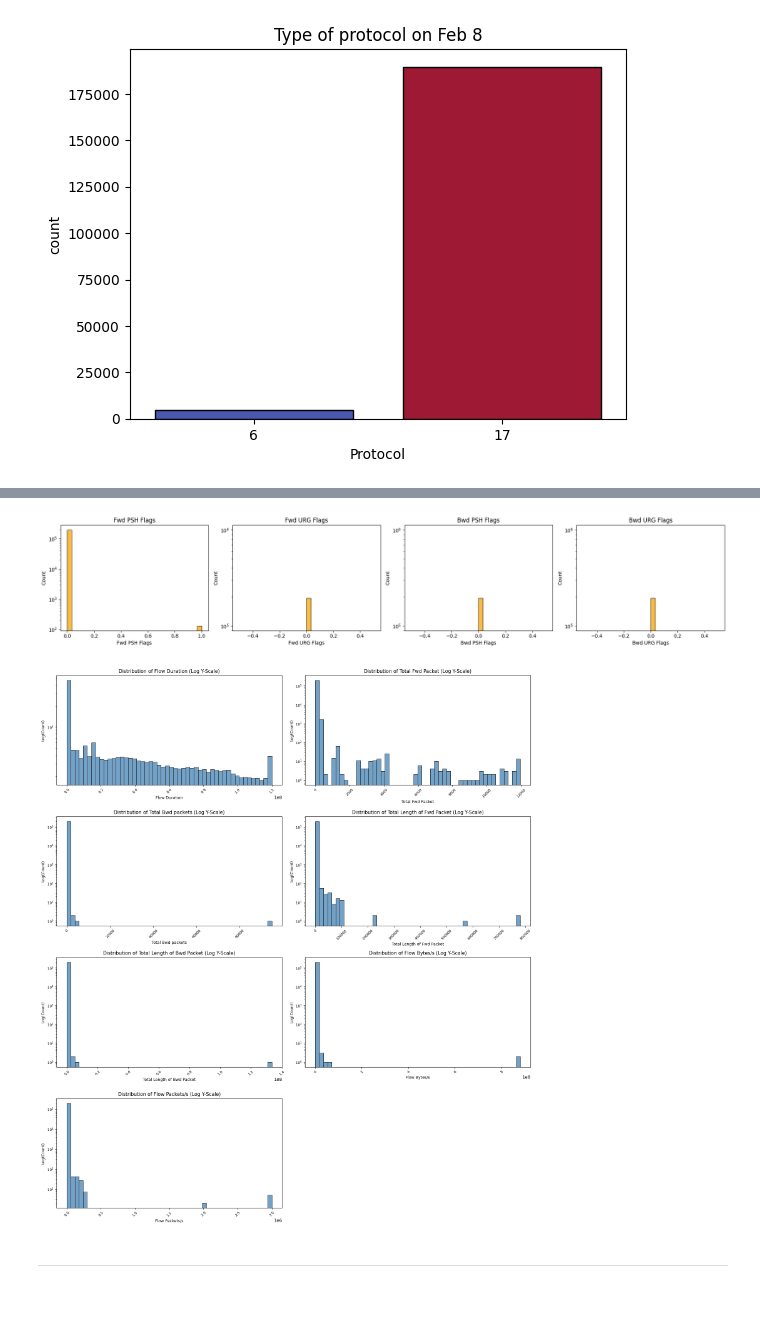
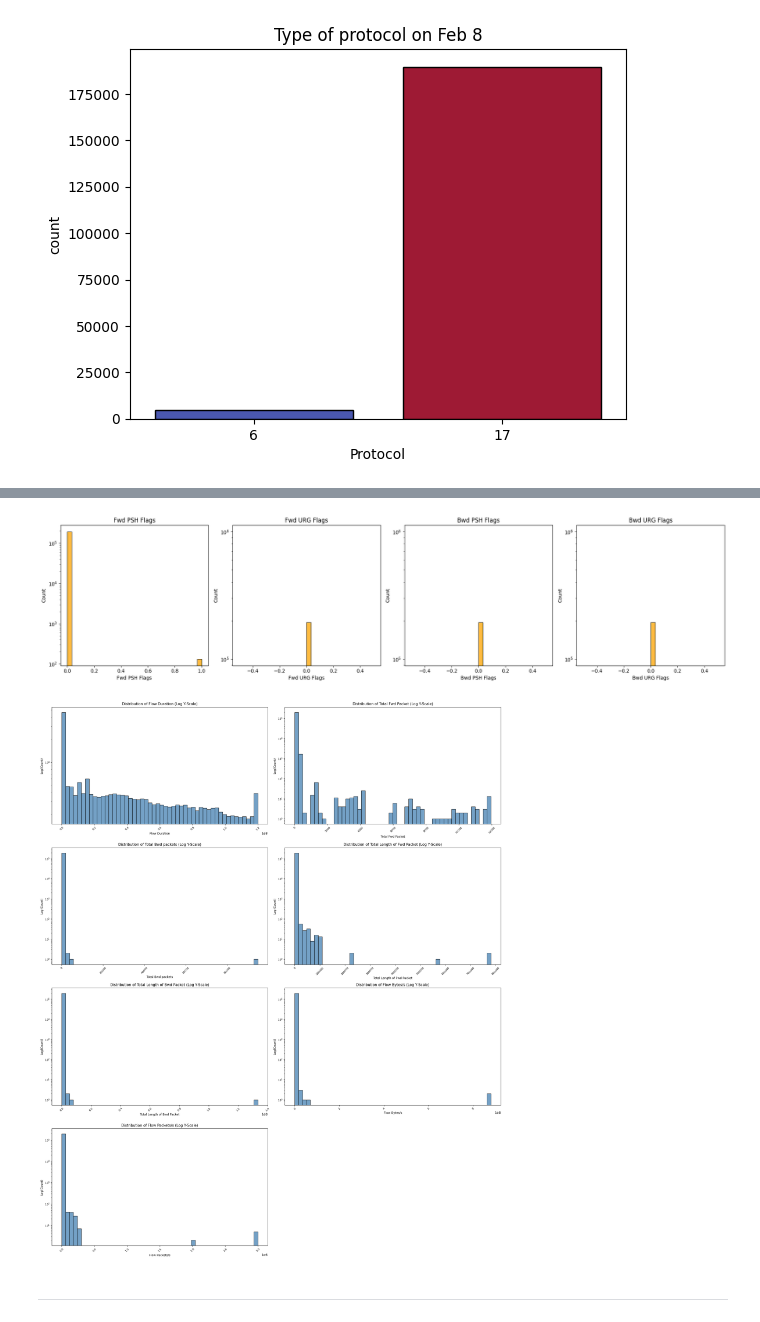
Before and after one commit to Totally-Kyle/The-CyberChase, a Jupyter notebook: EDA.ipynb, the cells around one changed output, grey strips where cells are left out. Saved outputs shown, nothing was run; the diff lists cells and outputs as text; code cells hidden in the pictures.

```diff
--- a/EDA.ipynb
+++ b/EDA.ipynb
@@ -180,7 +179,7 @@ plt.show()
 # %%
 dir_flags = ['Fwd PSH Flags', 'Fwd URG Flags', 'Bwd PSH Flags', 'Bwd URG Flags']
 
-fig, axes = plt.subplots(1, 4, figsize=(20, 4))
+fig, axes = plt.subplots(1, 4, figsize=(20, 6))
 
 for i, col in enumerate(dir_flags):
     sns.histplot(Feb7[col], ax=axes[i], bins=30, color='orange', edgecolor= "black")
@@ -205,7 +204,7 @@ continuous_cols = [
 ]
 
 # Set up plot grid
-fig, axes = plt.subplots(nrows=4, ncols=2, figsize=(16, 18))
+fig, axes = plt.subplots(nrows=4, ncols=2, figsize=(20, 24))
 axes = axes.flatten()
 
 # Loop through columns and create histograms
@@ -395,7 +394,7 @@ flag_columns = [
 ]
 
 # Set up subplot grid: 4 rows x 2 columns
-fig, axes = plt.subplots(nrows=4, ncols=2, figsize=(16, 18))
+fig, axes = plt.subplots(nrows=4, ncols=2, figsize=(20, 24))
 axes = axes.flatten()  # Flatten to index like a list
 
 # Loop through columns and create a countplot for each
@@ -416,7 +415,7 @@ plt.show()
 # %%
 dir_flags = ['Fwd PSH Flags', 'Fwd URG Flags', 'Bwd PSH Flags', 'Bwd URG Flags']
 
-fig, axes = plt.subplots(1, 4, figsize=(20, 4))
+fig, axes = plt.subplots(1, 4, figsize=(20, 5))
 
 for i, col in enumerate(dir_flags):
     sns.histplot(Feb8[col], ax=axes[i], bins=30, color='orange', edgecolor= "black")
@@ -427,7 +426,7 @@ for i, col in enumerate(dir_flags):
 plt.tight_layout()
 plt.show()
 # %% [output]
-[figure, old version]
+[figure, new version]
 # %%
 import matplotlib.pyplot as plt
 import seaborn as sns
@@ -438,35 +437,35 @@ continuous_cols = [
     "Flow Duration",
     "Total Fwd Packet",
     "Total Bwd packets",
     "Total Length of Fwd Packet",
     "Total Length of Bwd Packet",
     "Flow Bytes/s",
     "Flow Packets/s"
 ]
 
 # Set up plot grid
-fig, axes = plt.subplots(nrows=4, ncols=2, figsize=(16, 18))
+fig, axes = plt.subplots(nrows=4, ncols=2, figsize=(20, 24))
 axes = axes.flatten()
 
 # Loop through columns and create histograms
 for i, col in enumerate(continuous_cols):
     ax = axes[i]
     sns.histplot(Feb8[col], ax=ax, bins=50,
                  edgecolor="black", color="steelblue")
     ax.set_yscale("log")  # Log scale on Y-axis
     ax.set_title(f"Distribution of {col} (Log Y-Scale)", fontsize=11)
     ax.set_xlabel(col, fontsize=9)
     ax.set_ylabel("Log(Count)", fontsize=9)
     ax.tick_params(axis='x', rotation=45, labelsize=8)
     ax.tick_params(axis='y', labelsize=8)
 
 # Hide the unused 8th subplot
 axes[-1].set_visible(False)
 
 plt.tight_layout()
 plt.show()
 # %% [output]
-[figure, old version]
+[figure, new version]
 # %% [markdown]
 ---
 # %% [markdown]
```
Also changed, not shown: parts of 4 cells of this notebook.
